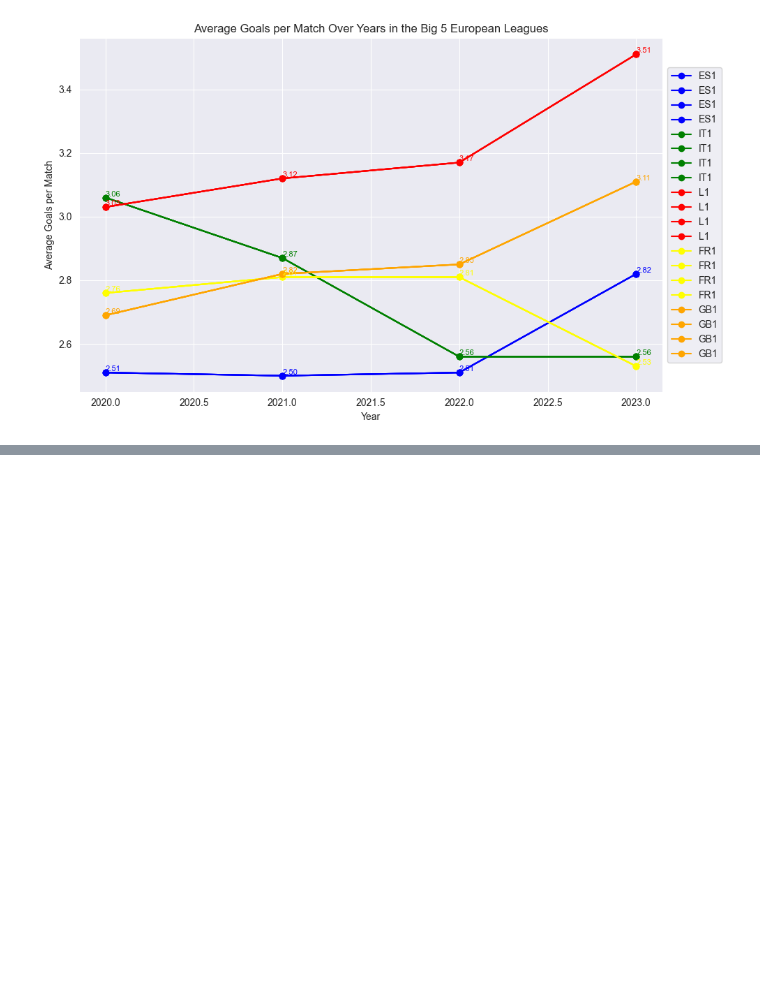
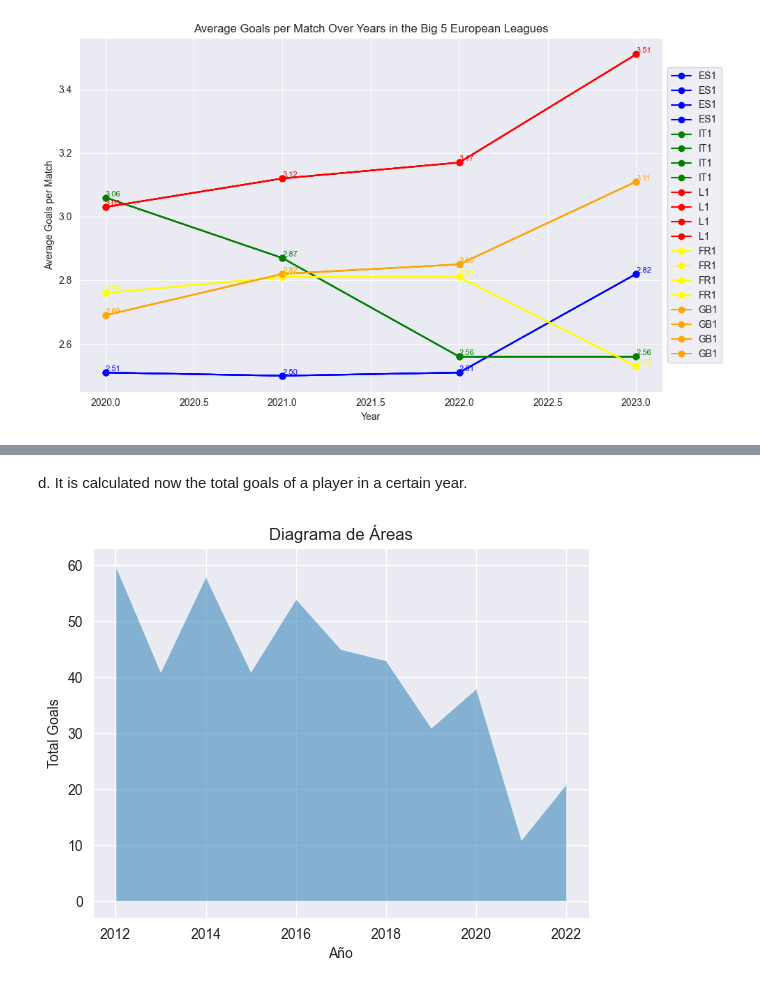
Before and after one commit to JavierBlancoGonzalez/Erasmus-IUM-6--Data_Analytics, a Jupyter notebook: Data_Analytic.ipynb, the cells around one changed output, grey strips where cells are left out. Drawn from its saved outputs; the diff is of its cells as text; code cells hidden in the pictures; blank space fills up the shorter version.

Commit message:
plot 7 completed

```diff
--- a/Data_Analytic.ipynb
+++ b/Data_Analytic.ipynb
@@ -604,0 +625,11 @@ drawPlot(average_goals_spain, average_goals_italy, average_goals_germany, averag
+# %%
+def getPlayerAppearances(db, player_id):
+    try:
+        collection = db["appearances"]
+        query = {"player_id": player_id}
+        player_appearances = list(collection.find(query))
+        results_filtered = [{"game": item.get("game_id"), "player": item.get("player_id"), "goals": item.get("goals")} for item in player_appearances]
+        return results_filtered
+    except Exception as e:
+            print(f"Retrieval of Clubs failed: {e}")
+            return []
@@ -604,0 +638,20 @@ drawPlot(average_goals_spain, average_goals_italy, average_goals_germany, averag
+# %%
+def filterPlayerAppearances(the_games, the_player_appearances):
+    player_appearances = getPlayerAppearances(db, player_id)
+    game_ids = {game['game_id'] for game in the_games}
+
+    # Filter player_appearances
+    filtered_player_appearances = [appearance for appearance in the_player_appearances if appearance['game'] in game_ids]
+
+    # Añadir el campo 'year' con el valor 2022 a cada elemento
+    for item in filtered_player_appearances:
+        item['year'] = the_games[0]['year']
+    return filtered_player_appearances
+# %% [markdown]
+d. It is calculated now the total goals of a player in a certain year.
+# %%
+def getPlayerAppereancesInSeason(list):
+    sum_goals = sum(entry['goals'] for entry in list)
+
+    goals_player_year = {'game':list[0]['game'],'player':list[0]['player'],'total_goals':sum_goals, 'year':list[0]['year']}
+    return goals_player_year
@@ -604,0 +698,17 @@ drawPlot(average_goals_spain, average_goals_italy, average_goals_germany, averag
+# %%
+def drawFillPlot(goals_year):
+    years = [elemento['year'] for elemento in goals_year]
+    total_goals = [elemento['total_goals'] for elemento in goals_year]
+
+    plt.fill_between(years, 0, total_goals, alpha=0.5)
+
+    plt.title('Diagrama de Áreas')
+    plt.xlabel('Año')
+    plt.ylabel('Total Goals')
+    plt.grid(True)
+
+    plt.show()
+# %%
+drawFillPlot(goals_years)
+# %% [output]
+[figure, added]
```
Also changed, not shown: parts of 7 cells of this notebook.
